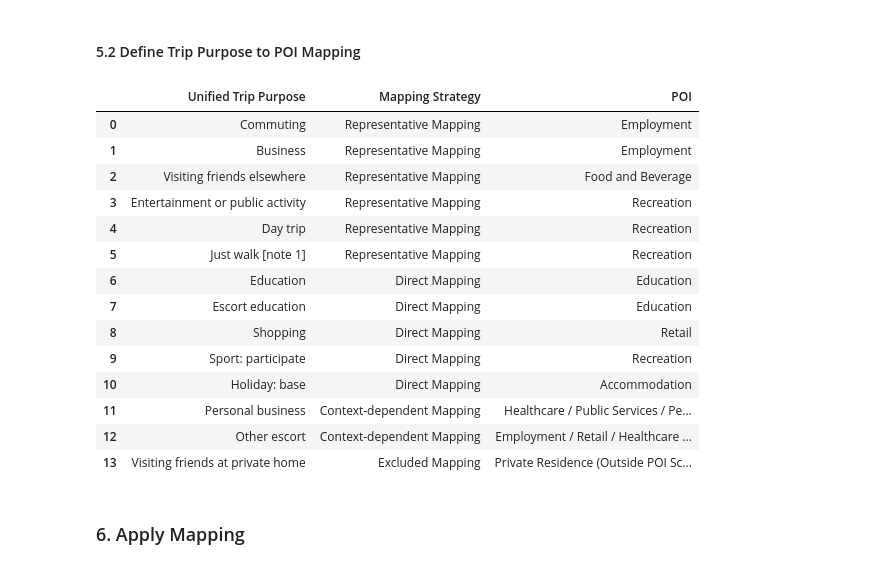
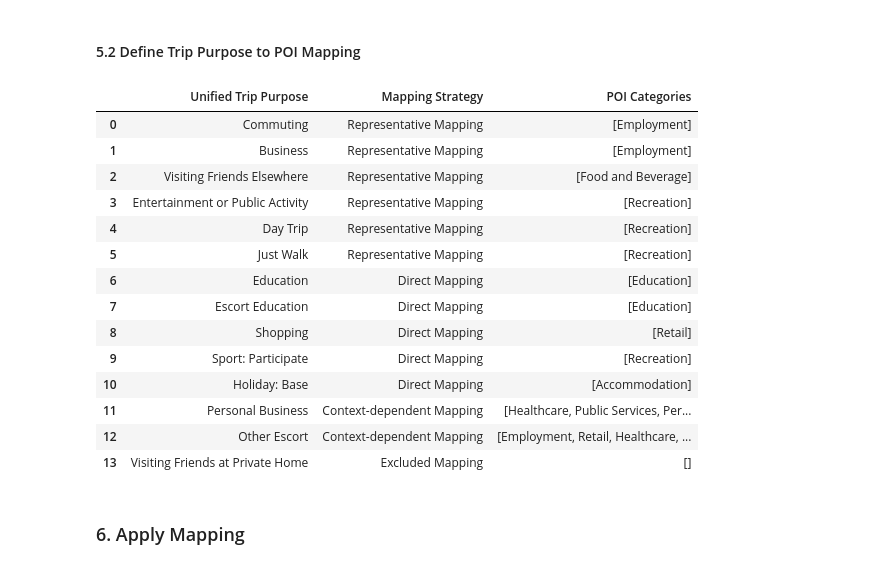
Before and after one commit to yuxinjiang1205/mobility-modelling-framework, a Jupyter notebook: notebooks/behaviour/nts0611_poi_mapping.ipynb, the cells around one changed output. Drawn from its saved outputs; the diff is of its cells as text; code cells hidden in the pictures.

Commit message:
purpose_mapping and UNIFIED_TRIP_PURPOSE ontology Finish

```diff
--- a/notebooks/behaviour/nts0611_poi_mapping.ipynb
+++ b/notebooks/behaviour/nts0611_poi_mapping.ipynb
@@ -126,67 +126,80 @@ trip_purpose_mapping_df = pd.DataFrame(
     [
 
         # Representative Mapping
-        ["Commuting", "Representative Mapping", "Employment"],
-        ["Business", "Representative Mapping", "Employment"],
-        ["Visiting friends elsewhere", "Representative Mapping", "Food and Beverage"],
-        ["Entertainment or public activity", "Representative Mapping", "Recreation"],
-        ["Day trip", "Representative Mapping", "Recreation"],
-        ["Just walk [note 1]", "Representative Mapping", "Recreation"],
+        ["Commuting", "Representative Mapping", ["Employment"]],
+        ["Business", "Representative Mapping", ["Employment"]],
+        ["Visiting Friends Elsewhere", "Representative Mapping", ["Food and Beverage"]],
+        ["Entertainment or Public Activity", "Representative Mapping", ["Recreation"]],
+        ["Day Trip", "Representative Mapping", ["Recreation"]],
+        ["Just Walk", "Representative Mapping", ["Recreation"]],
 
         # Direct Mapping
-        ["Education", "Direct Mapping", "Education"],
-        ["Escort education", "Direct Mapping", "Education"],
-        ["Shopping", "Direct Mapping", "Retail"],
-        ["Sport: participate", "Direct Mapping", "Recreation"],
-        ["Holiday: base", "Direct Mapping", "Accommodation"],
+        ["Education", "Direct Mapping", ["Education"]],
+        ["Escort Education", "Direct Mapping", ["Education"]],
+        ["Shopping", "Direct Mapping", ["Retail"]],
+        ["Sport: Participate", "Direct Mapping", ["Recreation"]],
+        ["Holiday: Base", "Direct Mapping", ["Accommodation"]],
 
         # Context-dependent Mapping
         [
-            "Personal business",
+            "Personal Business",
             "Context-dependent Mapping",
-            "Healthcare / Public Services / Personal Services"
+            [
+                "Healthcare",
+                "Public Services",
+                "Personal Services"
+            ]
         ],
 
         [
-            "Other escort",
+            "Other Escort",
             "Context-dependent Mapping",
-            "Employment / Retail / Healthcare / Personal Services / Public Services / Food and Beverage / Recreation / Accommodation"
+            [
+                "Employment",
+                "Retail",
+                "Healthcare",
+                "Personal Services",
+                "Public Services",
+                "Food and Beverage",
+                "Recreation",
+                "Accommodation"
+            ]
         ],
 
         # Excluded Mapping
         [
-            "Visiting friends at private home",
+            "Visiting Friends at Private Home",
             "Excluded Mapping",
-            "Private Residence (Outside POI Scope)"
+            []
         ]
 
     ],
 
     columns=[
         "Unified Trip Purpose",
         "Mapping Strategy",
-        "POI"
+        "POI Categories"
     ]
 
 )
 
 display(trip_purpose_mapping_df)
 # %% [output]
-|  | Unified Trip Purpose | Mapping Strategy | POI |
-| 0 | Commuting | Representative Mapping | Employment |
-| 1 | Business | Representative Mapping | Employment |
-| 2 | Visiting friends elsewhere | Representative Mapping | Food and Beverage |
-| 3 | Entertainment or public activity | Representative Mapping | Recreation |
-| 4 | Day trip | Representative Mapping | Recreation |
-| 5 | Just walk [note 1] | Representative Mapping | Recreation |
-| 6 | Education | Direct Mapping | Education |
-| 7 | Escort education | Direct Mapping | Education |
-| 8 | Shopping | Direct Mapping | Retail |
-| 9 | Sport: participate | Direct Mapping | Recreation |
-| 10 | Holiday: base | Direct Mapping | Accommodation |
-| 11 | Personal business | Context-dependent Mapping | Healthcare / Public Services / Pe... |
-| 12 | Other escort | Context-dependent Mapping | Employment / Retail / Healthcare ... |
-| 13 | Visiting friends at private home | Excluded Mapping | Private Residence (Outside POI Sc... |
+|  | Unified Trip Purpose | Mapping Strategy | POI Categories |
+| 0 | Commuting | Representative Mapping | [Employment] |
+| 1 | Business | Representative Mapping | [Employment] |
+| 2 | Visiting Friends Elsewhere | Representative Mapping | [Food and Beverage] |
+| 3 | Entertainment or Public Activity | Representative Mapping | [Recreation] |
+| 4 | Day Trip | Representative Mapping | [Recreation] |
+| 5 | Just Walk | Representative Mapping | [Recreation] |
+| 6 | Education | Direct Mapping | [Education] |
+| 7 | Escort Education | Direct Mapping | [Education] |
+| 8 | Shopping | Direct Mapping | [Retail] |
+| 9 | Sport: Participate | Direct Mapping | [Recreation] |
+| 10 | Holiday: Base | Direct Mapping | [Accommodation] |
+| 11 | Personal Business | Context-dependent Mapping | [Healthcare, Public Services, Per... |
+| 12 | Other Escort | Context-dependent Mapping | [Employment, Retail, Healthcare, ... |
+| 13 | Visiting Friends at Private Home | Excluded Mapping | [] |
 # %% [markdown]
 ### 6. Apply Mapping
 # %% [markdown]
```
Also changed, not shown: parts of 7 cells of this notebook, 5 other files.
